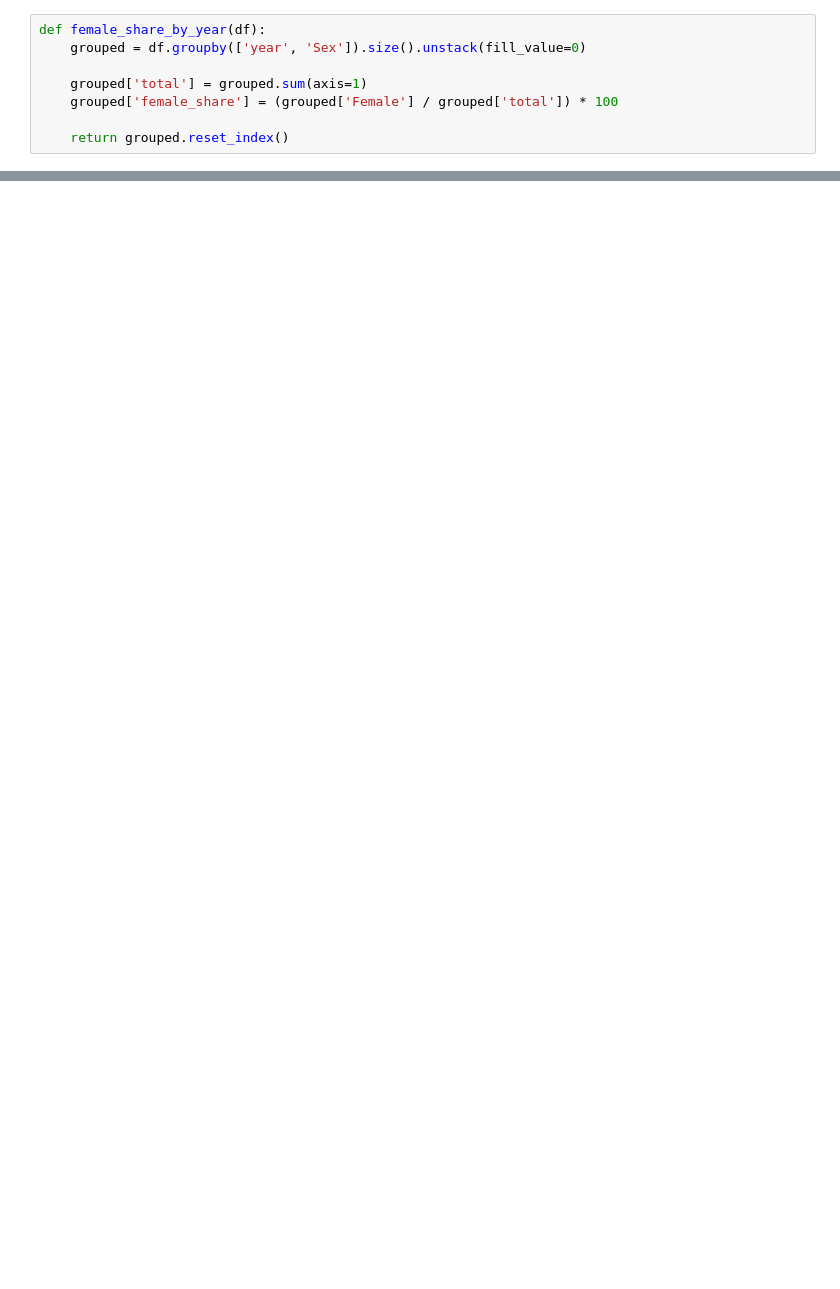
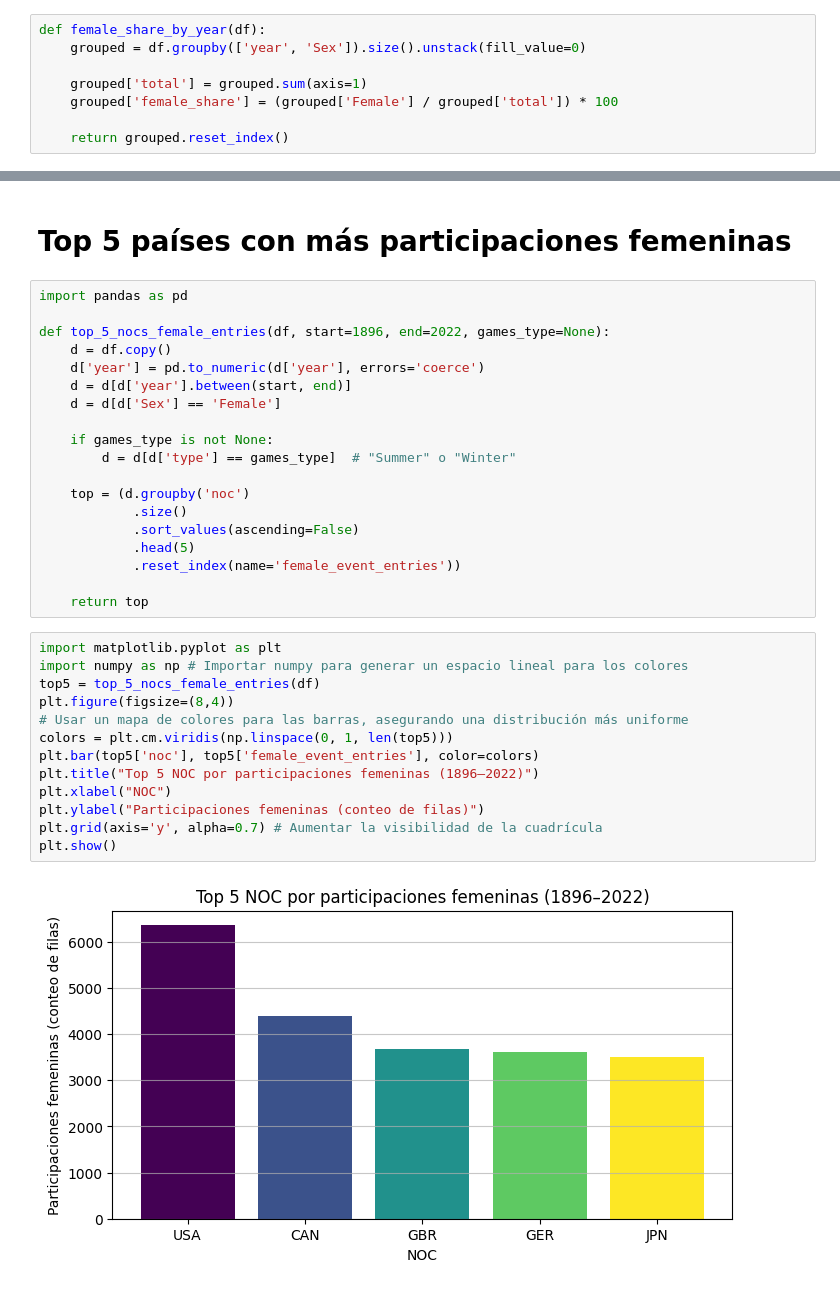
Before and after one commit to A-n9ie/proyecto_analisis_datos_IC2026, a Jupyter notebook: github_colab.ipynb, the cells around one changed output, grey strips where cells are left out. Cells and saved outputs as stored; diff of their text form; blank space fills up the shorter version.

```diff
--- a/github_colab.ipynb
+++ b/github_colab.ipynb
@@ -123,0 +98,36 @@ plt.show()
+# %% [markdown]
+# Top 5 países con más participaciones femeninas
+# %%
+import pandas as pd
+
+def top_5_nocs_female_entries(df, start=1896, end=2022, games_type=None):
+    d = df.copy()
+    d['year'] = pd.to_numeric(d['year'], errors='coerce')
+    d = d[d['year'].between(start, end)]
+    d = d[d['Sex'] == 'Female']
+
+    if games_type is not None:
+        d = d[d['type'] == games_type]  # "Summer" o "Winter"
+
+    top = (d.groupby('noc')
+            .size()
+            .sort_values(ascending=False)
+            .head(5)
+            .reset_index(name='female_event_entries'))
+
+    return top
+# %%
+import matplotlib.pyplot as plt
+import numpy as np # Importar numpy para generar un espacio lineal para los colores
+top5 = top_5_nocs_female_entries(df)
+plt.figure(figsize=(8,4))
+# Usar un mapa de colores para las barras, asegurando una distribución más uniforme
+colors = plt.cm.viridis(np.linspace(0, 1, len(top5)))
+plt.bar(top5['noc'], top5['female_event_entries'], color=colors)
+plt.title("Top 5 NOC por participaciones femeninas (1896–2022)")
+plt.xlabel("NOC")
+plt.ylabel("Participaciones femeninas (conteo de filas)")
+plt.grid(axis='y', alpha=0.7) # Aumentar la visibilidad de la cuadrícula
+plt.show()
+# %% [output]
+[figure, added]
```
Also changed, not shown: parts of 17 cells of this notebook.
